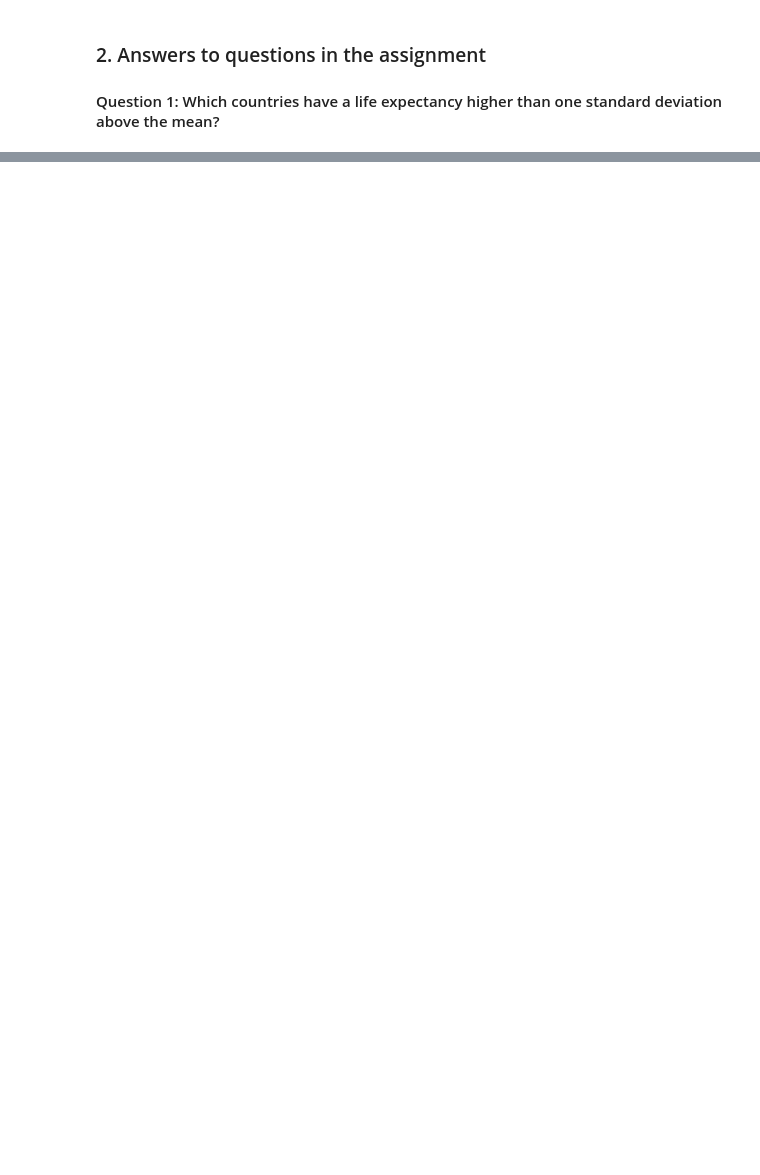
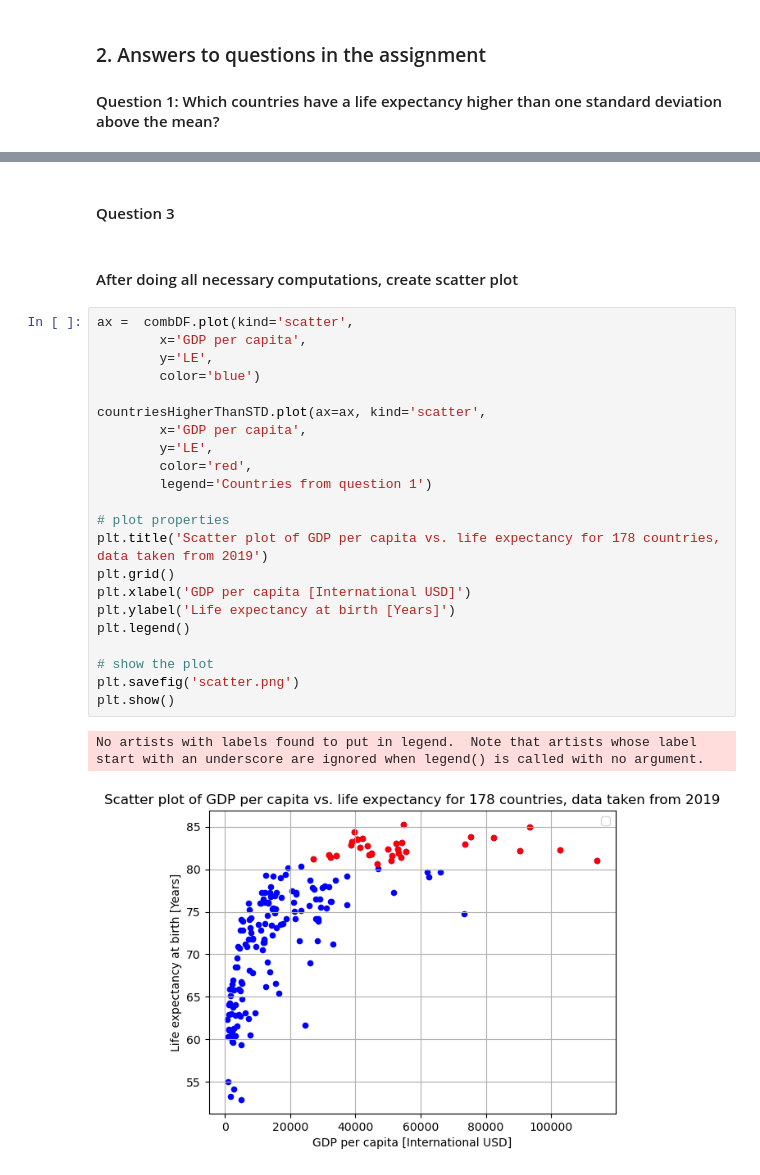
Before and after one commit to holmgren777/dat565_assignments, a Jupyter notebook: Assignment 1/assignment-1.ipynb, the cells around one changed output, grey strips where cells are left out. Saved outputs shown, nothing was run; the diff lists cells and outputs as text; blank space fills up the shorter version.

```diff
--- a/Assignment 1/assignment-1.ipynb
+++ b/Assignment 1/assignment-1.ipynb
@@ -120,0 +84,29 @@ highLELowGDP
+# %% [markdown]
+#### Question 3
+# %% [markdown]
+#### After doing all necessary computations, create scatter plot
+# %%
+ax =  combDF.plot(kind='scatter',
+        x='GDP per capita',
+        y='LE',
+        color='blue')
+
+countriesHigherThanSTD.plot(ax=ax, kind='scatter',
+        x='GDP per capita',
+        y='LE',
+        color='red',
+        legend='Countries from question 1')
+
+# plot properties
+plt.title('Scatter plot of GDP per capita vs. life expectancy for 178 countries, data taken from 2019')
+plt.grid()
+plt.xlabel('GDP per capita [International USD]')
+plt.ylabel('Life expectancy at birth [Years]')
+plt.legend()
+
+# show the plot
+plt.savefig('scatter.png')
+plt.show()
+# %% [output]
+No artists with labels found to put in legend.  Note that artists whose label start with an underscore are ignored when legend() is called with no argument.
+[figure, added]
```
Also changed, not shown: parts of 8 cells of this notebook, 1 other file.
